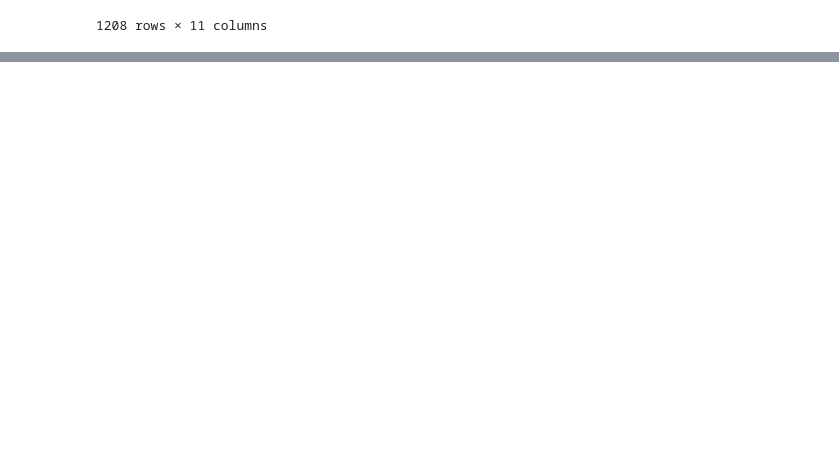
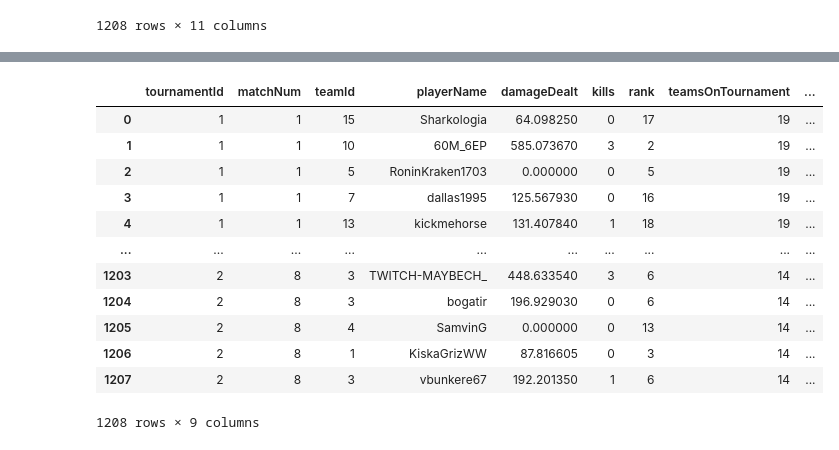
Before and after one commit to Amlaith/pubg_tournament_stats_dev, a Jupyter notebook: rating.ipynb, the cells around one changed output, grey strips where cells are left out. Cells and saved outputs as stored; diff of their text form; code cells hidden in the pictures; blank space fills up the shorter version.

```diff
--- a/rating.ipynb
+++ b/rating.ipynb
@@ -743,0 +754,4 @@ players_results
+# %%
+results = pd.read_csv('data/playersResults.csv').drop(['DBNOs', 'assists', 'longestKill', 'revives', 'timeSurvived'], axis=1)
+
+results
@@ -743,0 +772,5 @@ players_results
+# %%
+teams_results = pd.read_csv('data/teamsResults.csv')
+
+results = results.join(teams_results.set_index(['tournamentId', 'matchNum', 'teamId']), on=['tournamentId', 'matchNum', 'teamId'])
+results
@@ -743,0 +803,17 @@ players_results
+# %%
+results['relativeRank'] = results['rank'] / results['tournamentId'].apply(lambda x: results.groupby('tournamentId')['rank'].max().loc[x])
+results
+# %% [output]
+|  | tournamentId | matchNum | teamId | playerName | damageDealt | kills | rank | teamsOnTournament | ... |
+| 0 | 1 | 1 | 15 | Sharkologia | 64.098250 | 0 | 17 | 19 | ... |
+| 1 | 1 | 1 | 10 | 60M_6EP | 585.073670 | 3 | 2 | 19 | ... |
+| 2 | 1 | 1 | 5 | RoninKraken1703 | 0.000000 | 0 | 5 | 19 | ... |
+| 3 | 1 | 1 | 7 | dallas1995 | 125.567930 | 0 | 16 | 19 | ... |
+| 4 | 1 | 1 | 13 | kickmehorse | 131.407840 | 1 | 18 | 19 | ... |
+| ... | ... | ... | ... | ... | ... | ... | ... | ... | ... |
+| 1203 | 2 | 8 | 3 | TWITCH-MAYBECH_ | 448.633540 | 3 | 6 | 14 | ... |
+| 1204 | 2 | 8 | 3 | bogatir | 196.929030 | 0 | 6 | 14 | ... |
+| 1205 | 2 | 8 | 4 | SamvinG | 0.000000 | 0 | 13 | 14 | ... |
+| 1206 | 2 | 8 | 1 | KiskaGrizWW | 87.816605 | 0 | 3 | 14 | ... |
+| 1207 | 2 | 8 | 3 | vbunkere67 | 192.201350 | 1 | 6 | 14 | ... |
+1208 rows × 9 columns
```
Also changed, not shown: parts of 8 cells of this notebook, 1 other file.
